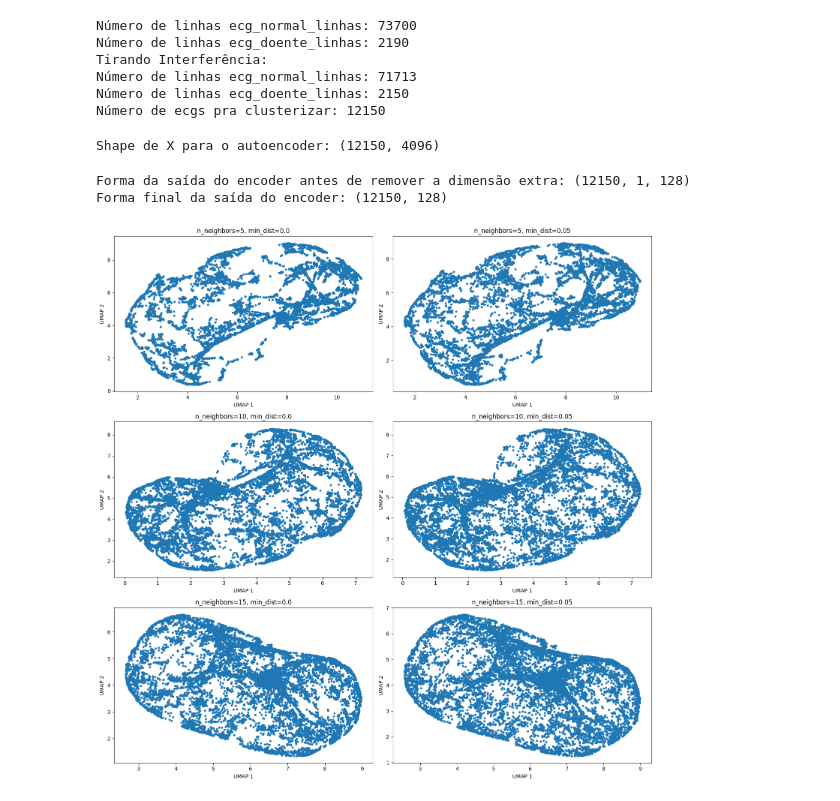
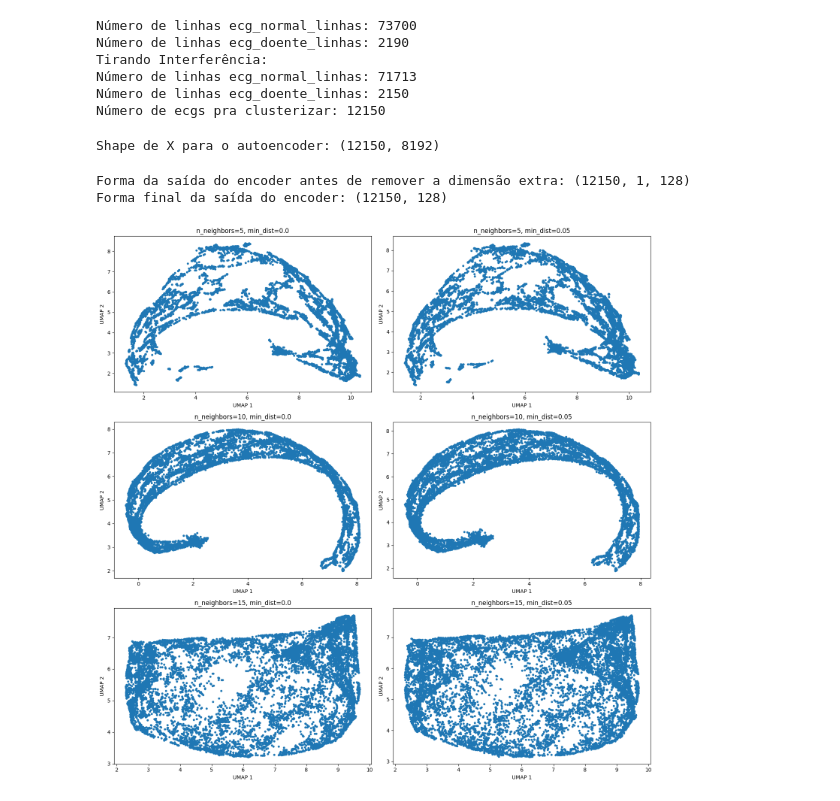
Before and after one commit to pedrobacelar28/Clustering-Paper, a Jupyter notebook: Projeto/Guilherme/autoencoder_limpo.ipynb, the cells around one changed output. Drawn from its saved outputs; the diff is of its cells as text; code cells hidden in the pictures.

```diff
--- a/Projeto/Guilherme/autoencoder_limpo.ipynb
+++ b/Projeto/Guilherme/autoencoder_limpo.ipynb
@@ -107,13 +107,13 @@ all_tracings = []
 for exam_id in ids_ecgs:
     tracings = get_ecg_data(file_paths, exam_id)
     # Selecionar as leads V1 (índice 6) e V6 (índice 11)
-    lead_v1 = tracings[:, 5]
-    #lead_v6 = tracings[:, 9]
+    lead_v1 = tracings[:, 6]
+    lead_v6 = tracings[:, 11]
     #lead_d2 = tracings[:, 6]
     #lead_d1 = tracings[:, 11]
     #Combinar as leads V1 e V6 em uma única dimensão
-    #combined_leads = np.concatenate((lead_v1, lead_v6))
-    all_tracings.append(lead_v1)
+    combined_leads = np.concatenate((lead_v1, lead_v6))
+    all_tracings.append(combined_leads)
 
 # Converter lista para array numpy
 X = np.array(all_tracings)
@@ -122,7 +122,7 @@ print("Shape de X para o autoencoder:", X.shape)
 
 # X agora está pronto para ser usado no autoencoder
 # %% [output]
-Shape de X para o autoencoder: (12150, 4096)
+Shape de X para o autoencoder: (12150, 8192)
 # %%
 from sklearn.model_selection import train_test_split
 
@@ -262,7 +262,7 @@ Forma final da saída do encoder: (12150, 128)
 #DIMINUIR DIMENSAO DE X TENSORFLOW PELO AUTOENCODER(128)
 
 # Carregar o modelo autoencoder
-autoencoder = tf.keras.models.load_model('modelos/autoencoder_model_LBBB.keras')
+autoencoder = tf.keras.models.load_model('modelos/LBBB/autoencoder_model_LBBB.keras')
 
 # Extrair o modelo encoder a partir do autoencoder treinado
 encoder = autoencoder.get_layer("encoder")
@@ -296,30 +299,30 @@ X_normalized = scaler.fit_transform(X_encoded_2d)
 # %%
 import umap.plot
 #DIMINUIR DIMENSAO DE X PELO UMAP(16)
 warnings.filterwarnings('ignore', message="n_jobs value.*overridden to 1 by setting random_state.*")
 
 # Definir os parâmetros a serem testados
-n_neighbors_list = [5, 10]
+n_neighbors_list = [5, 10, 15]
 min_dist_list = [0.0, 0.05]
 
 # Criar subplots
 fig, axes = plt.subplots(len(n_neighbors_list), len(min_dist_list), figsize=(15, 15))
 
 # Iterar sobre os parâmetros e gerar os subplots
 for i, n_neighbors in enumerate(n_neighbors_list):
     for j, min_dist in enumerate(min_dist_list):
-        umap_reducer = umap.UMAP(n_neighbors=n_neighbors, min_dist=min_dist, n_components=16, random_state=42,n_epochs=500)
+        umap_reducer = umap.UMAP(n_neighbors=n_neighbors, min_dist=min_dist, n_components=16, random_state=42)
         X_reduced = umap_reducer.fit_transform(X_normalized)
 
         ax = axes[i, j]
         ax.scatter(X_reduced[:, 0], X_reduced[:, 1], s=10)
         ax.set_title(f'n_neighbors={n_neighbors}, min_dist={min_dist}')
         ax.set_xlabel('UMAP 1')
         ax.set_ylabel('UMAP 2')
 
 # Ajustar layout
 plt.tight_layout()
 plt.show()
 # %% [output]
-[figure, old version]
+[figure, new version]
 # %%
```
Also changed, not shown: parts of 4 cells of this notebook, 2 other files.
